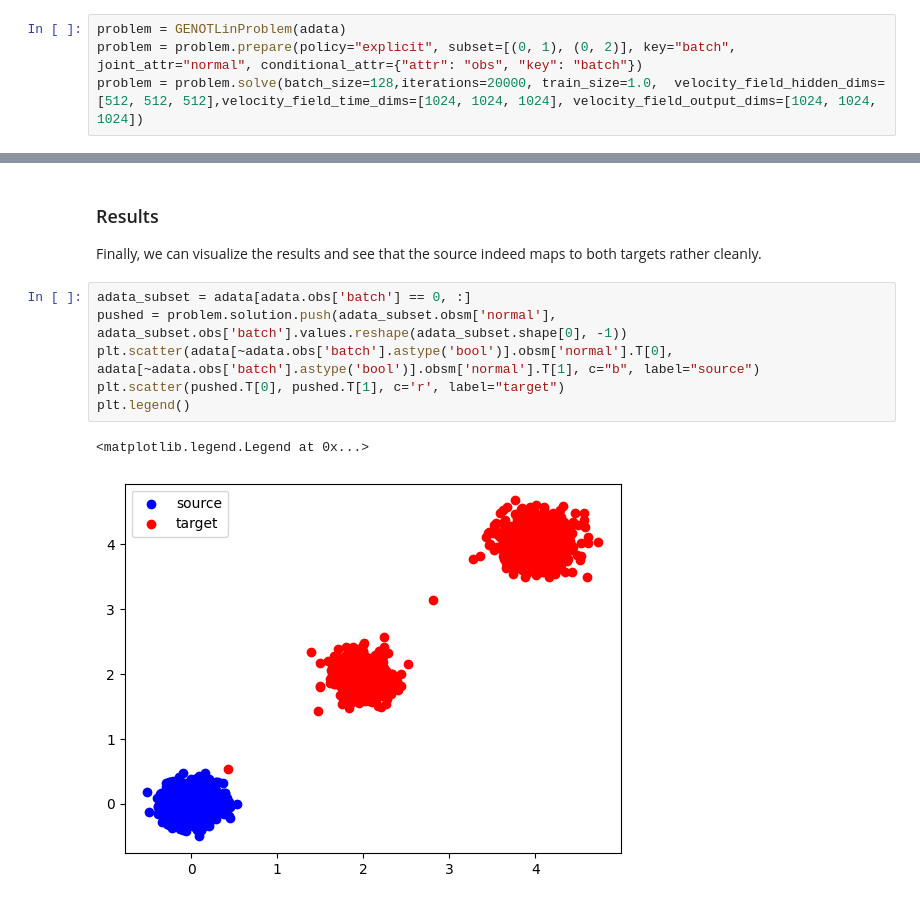
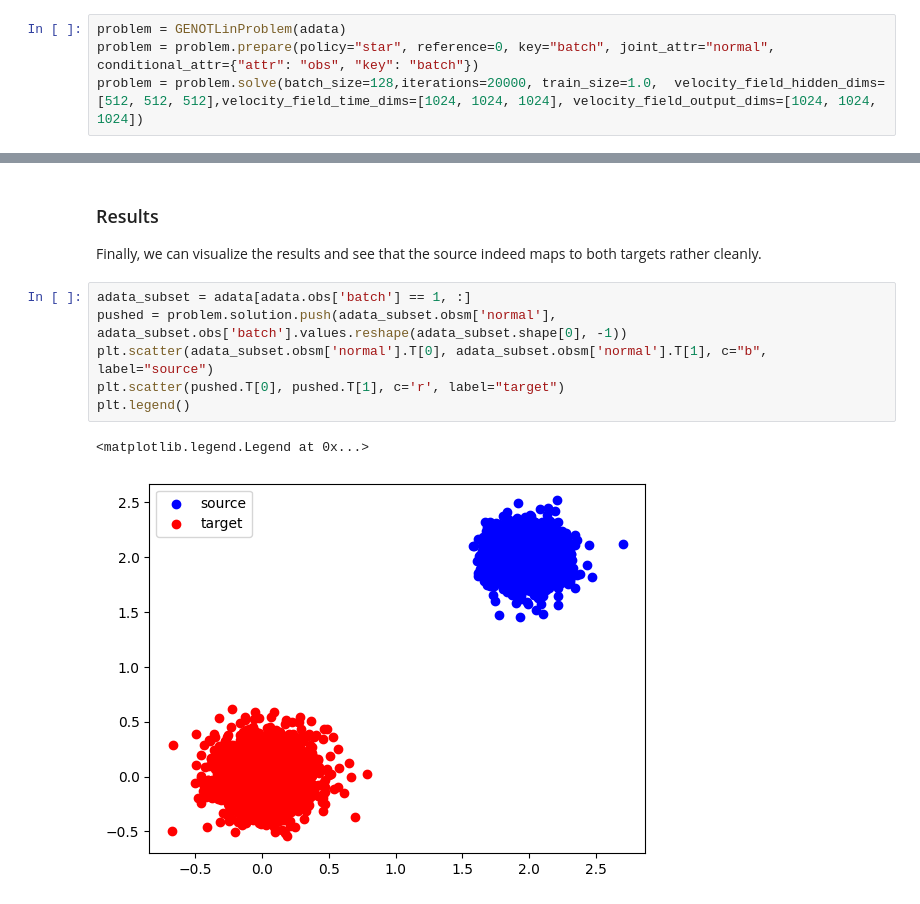
Before and after one commit to theislab/moscot_notebooks, a Jupyter notebook: examples/solvers/500_genot_linear.ipynb, the cells around one changed output, grey strips where cells are left out. Drawn from its saved outputs; the diff is of its cells as text.

Commit message:
(feat): switch to star policy

```diff
--- a/examples/solvers/500_genot_linear.ipynb
+++ b/examples/solvers/500_genot_linear.ipynb
@@ -40,4 +37,4 @@ Next, we set up a problem with a policy mapping 0 to both 1 and 2, and then trai
 # %%
 problem = GENOTLinProblem(adata)
-problem = problem.prepare(policy="explicit", subset=[(0, 1), (0, 2)], key="batch", joint_attr="normal", conditional_attr={"attr": "obs", "key": "batch"})
+problem = problem.prepare(policy="star", reference=0, key="batch", joint_attr="normal", conditional_attr={"attr": "obs", "key": "batch"})
 problem = problem.solve(batch_size=128,iterations=20000, train_size=1.0,  velocity_field_hidden_dims=[512, 512, 512],velocity_field_time_dims=[1024, 1024, 1024], velocity_field_output_dims=[1024, 1024, 1024])
@@ -51,11 +52,11 @@ plt.plot(problem.solution.logs['loss'])
 
 Finally, we can visualize the results and see that the source indeed maps to both targets rather cleanly.
 # %%
-adata_subset = adata[adata.obs['batch'] == 0, :]
+adata_subset = adata[adata.obs['batch'] == 1, :]
 pushed = problem.solution.push(adata_subset.obsm['normal'], adata_subset.obs['batch'].values.reshape(adata_subset.shape[0], -1))
-plt.scatter(adata[~adata.obs['batch'].astype('bool')].obsm['normal'].T[0], adata[~adata.obs['batch'].astype('bool')].obsm['normal'].T[1], c="b", label="source")
+plt.scatter(adata_subset.obsm['normal'].T[0], adata_subset.obsm['normal'].T[1], c="b", label="source")
 plt.scatter(pushed.T[0], pushed.T[1], c='r', label="target")
 plt.legend()
 # %% [output]
 <matplotlib.legend.Legend at 0x...>
-[figure, old version]
+[figure, new version]
```
Also changed, not shown: parts of 6 cells of this notebook.
